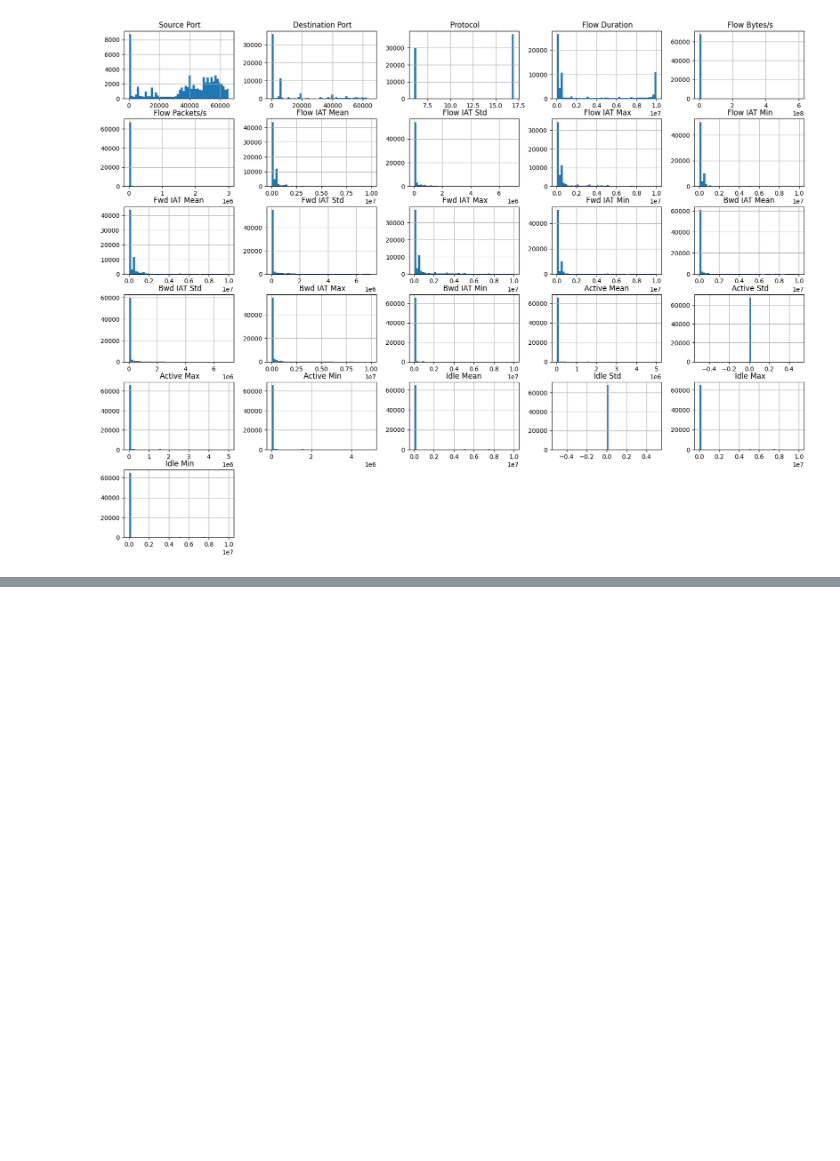
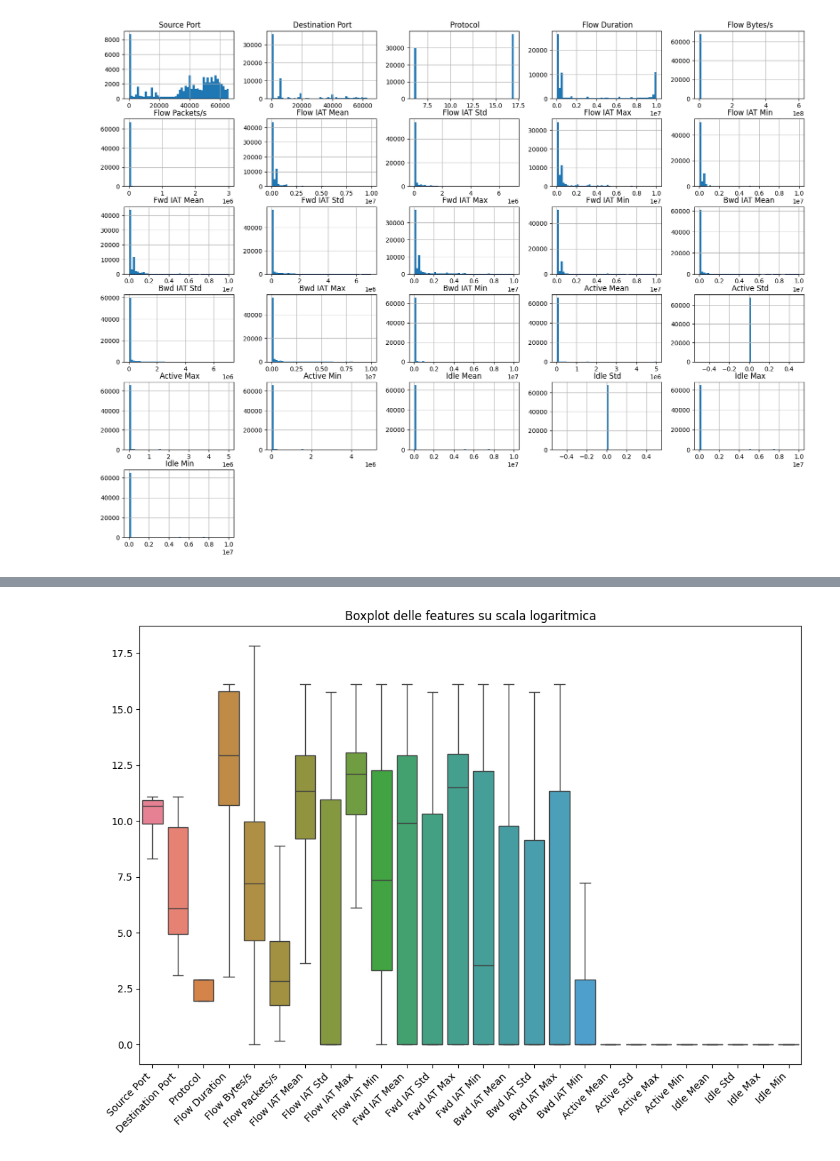
Before and after one commit to tommasomartinelli/Anomaly-Detection-ISCXTor2016, a Jupyter notebook: Notebook/AnomalyDetetction.ipynb, the cells around one changed output, grey strips where cells are left out. Cells and saved outputs as stored; diff of their text form; code cells hidden in the pictures; blank space fills up the shorter version.

```diff
--- a/Notebook/AnomalyDetetction.ipynb
+++ b/Notebook/AnomalyDetetction.ipynb
@@ -112,0 +166,15 @@ Name: count, dtype: int64
+# %%
+# Generale con logaritmo
+numeric_cols = df.select_dtypes(include=np.number).columns
+numeric_cols_noFlow = numeric_cols[numeric_cols != 'Flow Bytes/s']
+
+df_log = df.copy()
+df_log[numeric_cols_noFlow] = df_log[numeric_cols_noFlow].apply(lambda x: np.log1p(x) if x.name != 'Flow Bytes/s' else x)
+
+plt.figure(figsize=(12, 8))
+sns.boxplot(data=df_log, showfliers=False)
+plt.xticks(rotation=45, ha='right')
+plt.title('Boxplot delle features su scala logaritmica')
+plt.show()
+# %% [output]
+[figure, added]
```
Also changed, not shown: parts of 29 cells of this notebook, 1 other file.
